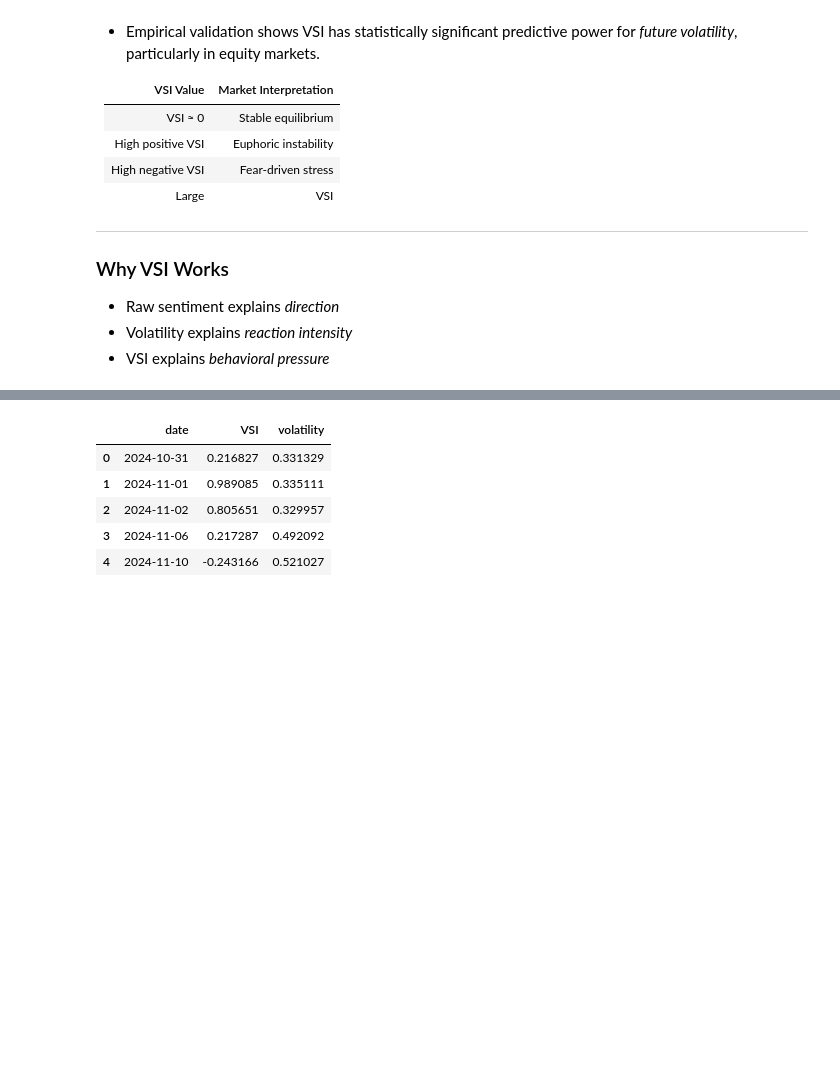
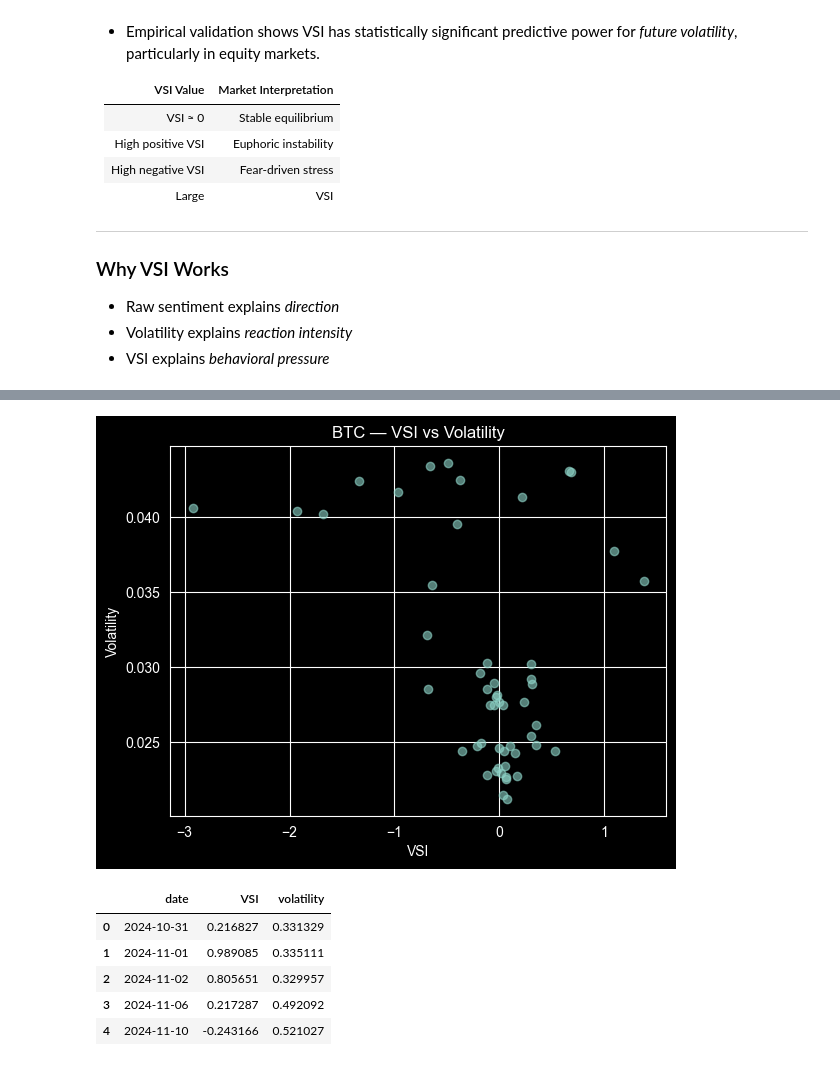
Before and after one commit to VT69/financial-sentiment-market-analysis, a Jupyter notebook: notebooks/09_VSI_Long_v2.ipynb, the cells around one changed output, grey strips where cells are left out. Saved outputs shown, nothing was run; the diff lists cells and outputs as text; code cells hidden in the pictures; blank space fills up the shorter version.

```diff
--- a/notebooks/09_custom_sentiment_index_VSI.ipynb
+++ b/notebooks/09_VSI_Long_v2.ipynb
@@ -106,0 +204,8 @@ nifty = nifty.sort_values("date").reset_index(drop=True)
+# %%
+plt.scatter(btc_vsi["VSI"], btc_vsi["volatility"], alpha=0.6)
+plt.xlabel("VSI")
+plt.ylabel("Volatility")
+plt.title("BTC — VSI vs Volatility")
+plt.show()
+# %% [output]
+[figure, added]
```
Also changed, not shown: parts of 13 cells of this notebook, 9 other files.
